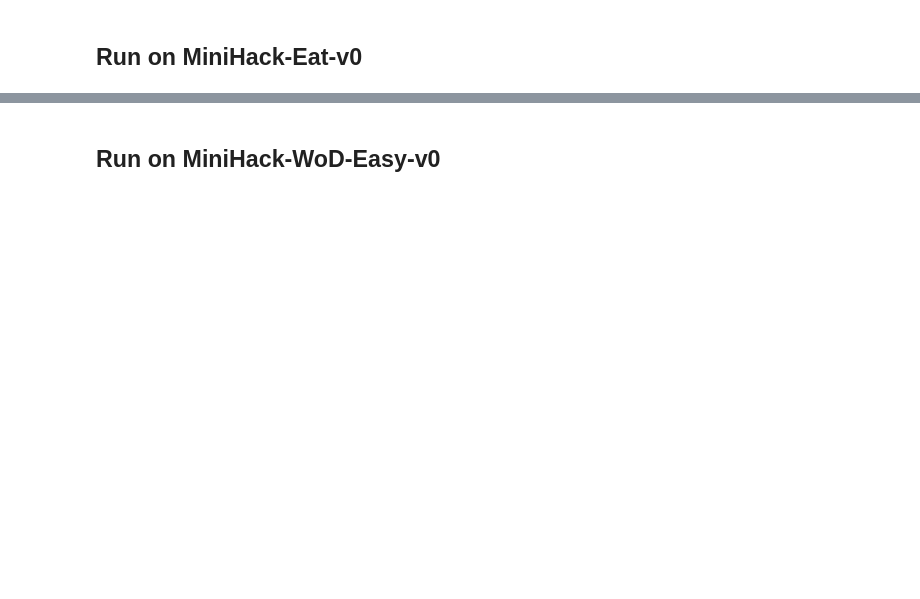
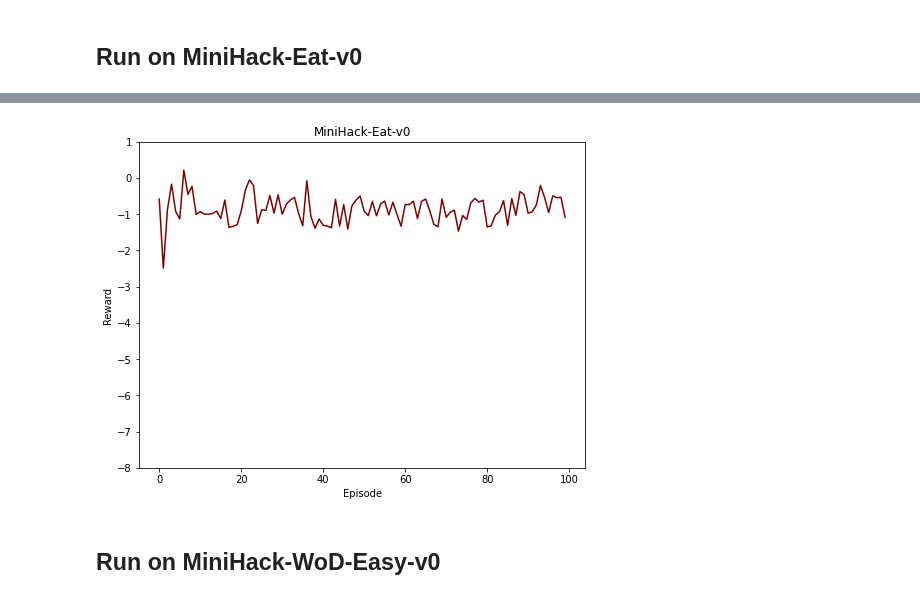
Before and after one commit to RL-101/Project, a Jupyter notebook: Actor Critic/NewA2C.ipynb, the cells around one changed output, grey strips where cells are left out. Drawn from its saved outputs; the diff is of its cells as text; code cells hidden in the pictures; blank space fills up the shorter version.

```diff
--- a/Actor Critic/NewA2C.ipynb
+++ b/Actor Critic/NewA2C.ipynb
@@ -370,3 +396,7 @@ Episode: 89 Reward: -0.77 Average Reward: -0.2722 Steps 250
+# %%
+plot_results("MiniHack-Eat-v0",eat_rewards)
+# %% [output]
+[figure, added]
 # %% [markdown]
 ## Run on MiniHack-WoD-Easy-v0
 # %%
```
Also changed, not shown: parts of 37 cells of this notebook.
